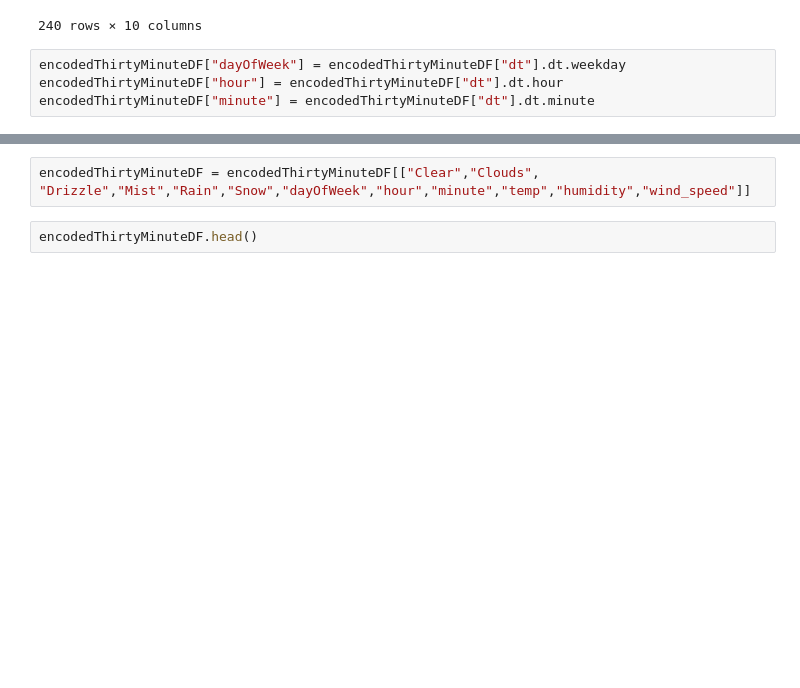
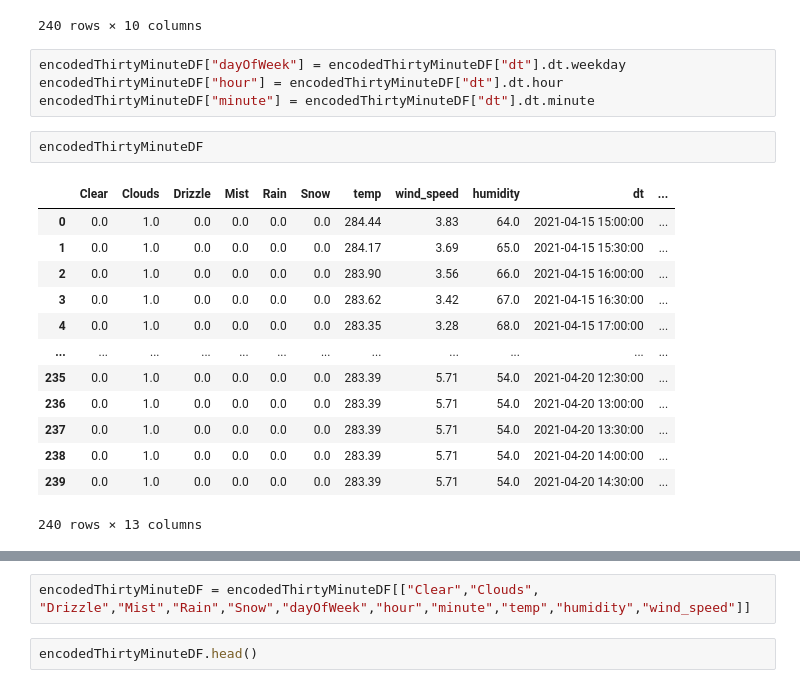
Before and after one commit to Henryjalewis/dublinbikes, a Jupyter notebook: weatherForecast.ipynb, the cells around one changed output, grey strips where cells are left out. Drawn from its saved outputs; the diff is of its cells as text; blank space fills up the shorter version.

```diff
--- a/weatherForecast.ipynb
+++ b/weatherForecast.ipynb
@@ -130,6 +166,22 @@ encodedThirtyMinuteDF
 encodedThirtyMinuteDF["dayOfWeek"] = encodedThirtyMinuteDF["dt"].dt.weekday
 encodedThirtyMinuteDF["hour"] = encodedThirtyMinuteDF["dt"].dt.hour
 encodedThirtyMinuteDF["minute"] = encodedThirtyMinuteDF["dt"].dt.minute
+# %%
+encodedThirtyMinuteDF
+# %% [output]
+|  | Clear | Clouds | Drizzle | Mist | Rain | Snow | temp | wind_speed | humidity | dt | ... |
+| 0 | 0.0 | 1.0 | 0.0 | 0.0 | 0.0 | 0.0 | 284.44 | 3.83 | 64.0 | 2021-04-15 15:00:00 | ... |
+| 1 | 0.0 | 1.0 | 0.0 | 0.0 | 0.0 | 0.0 | 284.17 | 3.69 | 65.0 | 2021-04-15 15:30:00 | ... |
+| 2 | 0.0 | 1.0 | 0.0 | 0.0 | 0.0 | 0.0 | 283.90 | 3.56 | 66.0 | 2021-04-15 16:00:00 | ... |
+| 3 | 0.0 | 1.0 | 0.0 | 0.0 | 0.0 | 0.0 | 283.62 | 3.42 | 67.0 | 2021-04-15 16:30:00 | ... |
+| 4 | 0.0 | 1.0 | 0.0 | 0.0 | 0.0 | 0.0 | 283.35 | 3.28 | 68.0 | 2021-04-15 17:00:00 | ... |
+| ... | ... | ... | ... | ... | ... | ... | ... | ... | ... | ... | ... |
+| 235 | 0.0 | 1.0 | 0.0 | 0.0 | 0.0 | 0.0 | 283.39 | 5.71 | 54.0 | 2021-04-20 12:30:00 | ... |
+| 236 | 0.0 | 1.0 | 0.0 | 0.0 | 0.0 | 0.0 | 283.39 | 5.71 | 54.0 | 2021-04-20 13:00:00 | ... |
+| 237 | 0.0 | 1.0 | 0.0 | 0.0 | 0.0 | 0.0 | 283.39 | 5.71 | 54.0 | 2021-04-20 13:30:00 | ... |
+| 238 | 0.0 | 1.0 | 0.0 | 0.0 | 0.0 | 0.0 | 283.39 | 5.71 | 54.0 | 2021-04-20 14:00:00 | ... |
+| 239 | 0.0 | 1.0 | 0.0 | 0.0 | 0.0 | 0.0 | 283.39 | 5.71 | 54.0 | 2021-04-20 14:30:00 | ... |
+240 rows × 13 columns
 # %%
 encodedThirtyMinuteDF.head()
 # %% [output]
```
Also changed, not shown: parts of 9 cells of this notebook, 2 other files.
